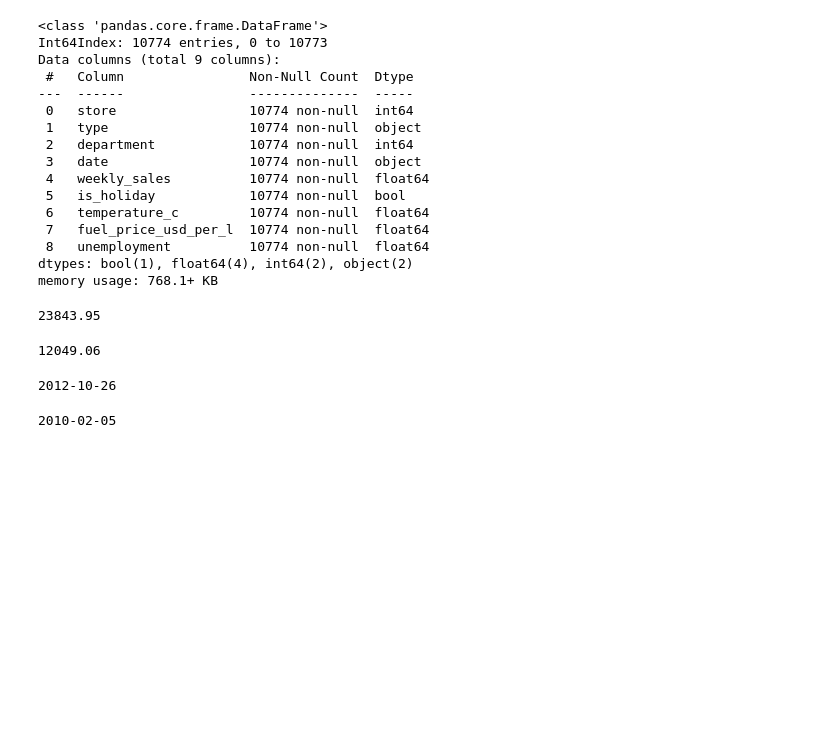
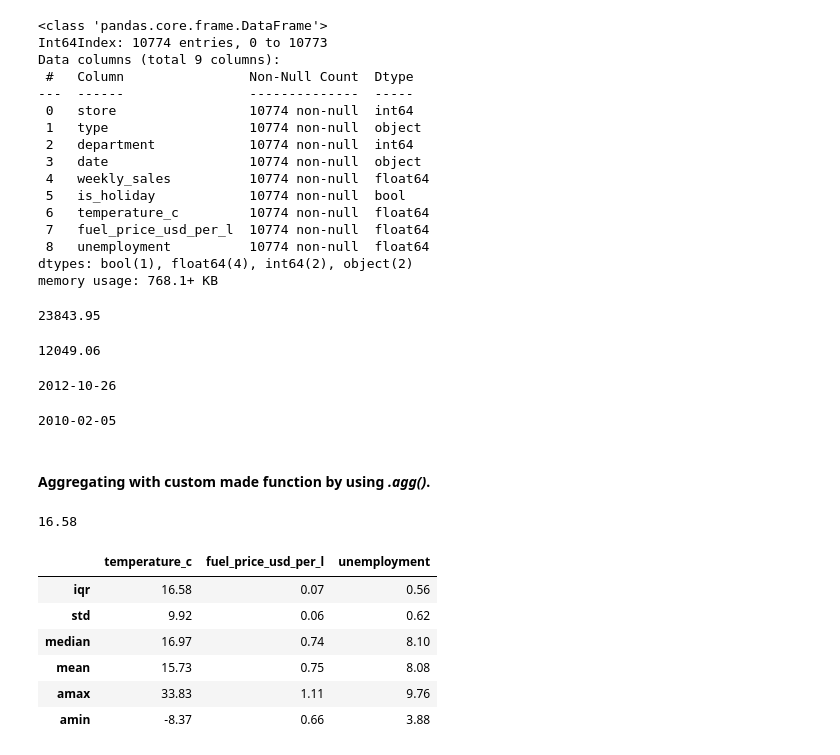
Before and after one commit to ishtiakrongon/Datacamp-Data_manipulation_with_pandas, a Jupyter notebook: data manipulation with pandas.ipynb, the cells around one changed output. Cells and saved outputs as stored; diff of their text form; code cells hidden in the pictures; blank space fills up the shorter version.

```diff
--- a/data manipulation with pandas.ipynb
+++ b/data manipulation with pandas.ipynb
@@ -374,3 +374,29 @@ print(sales["date"].max())
 print(sales["date"].min())
 # %% [output]
 2010-02-05
+# %% [markdown]
+#### Aggregating with custom made function by using *.agg()*.
+# %%
+# A custom IQR function
+def iqr(column):
+    return column.quantile(0.75) - column.quantile(0.25)
+
+# Print IQR of the temperature_c column
+print(round(sales["temperature_c"].agg(iqr), 2))
+# %% [output]
+16.58
+# %%
+# A custom IQR function
+def iqr(column):
+    return column.quantile(0.75) - column.quantile(0.25)
+
+# Update to print IQR of temperature_c, fuel_price_usd_per_l, & unemployment
+round(sales[["temperature_c", "fuel_price_usd_per_l", "unemployment"]].agg([iqr, np.std, np.median, np.mean, np.max, np.min]), 2)
+# %% [output]
+|  | temperature_c | fuel_price_usd_per_l | unemployment |
+| iqr | 16.58 | 0.07 | 0.56 |
+| std | 9.92 | 0.06 | 0.62 |
+| median | 16.97 | 0.74 | 8.10 |
+| mean | 15.73 | 0.75 | 8.08 |
+| amax | 33.83 | 1.11 | 9.76 |
+| amin | -8.37 | 0.66 | 3.88 |
```
Also changed, not shown: parts of 2 cells of this notebook.
